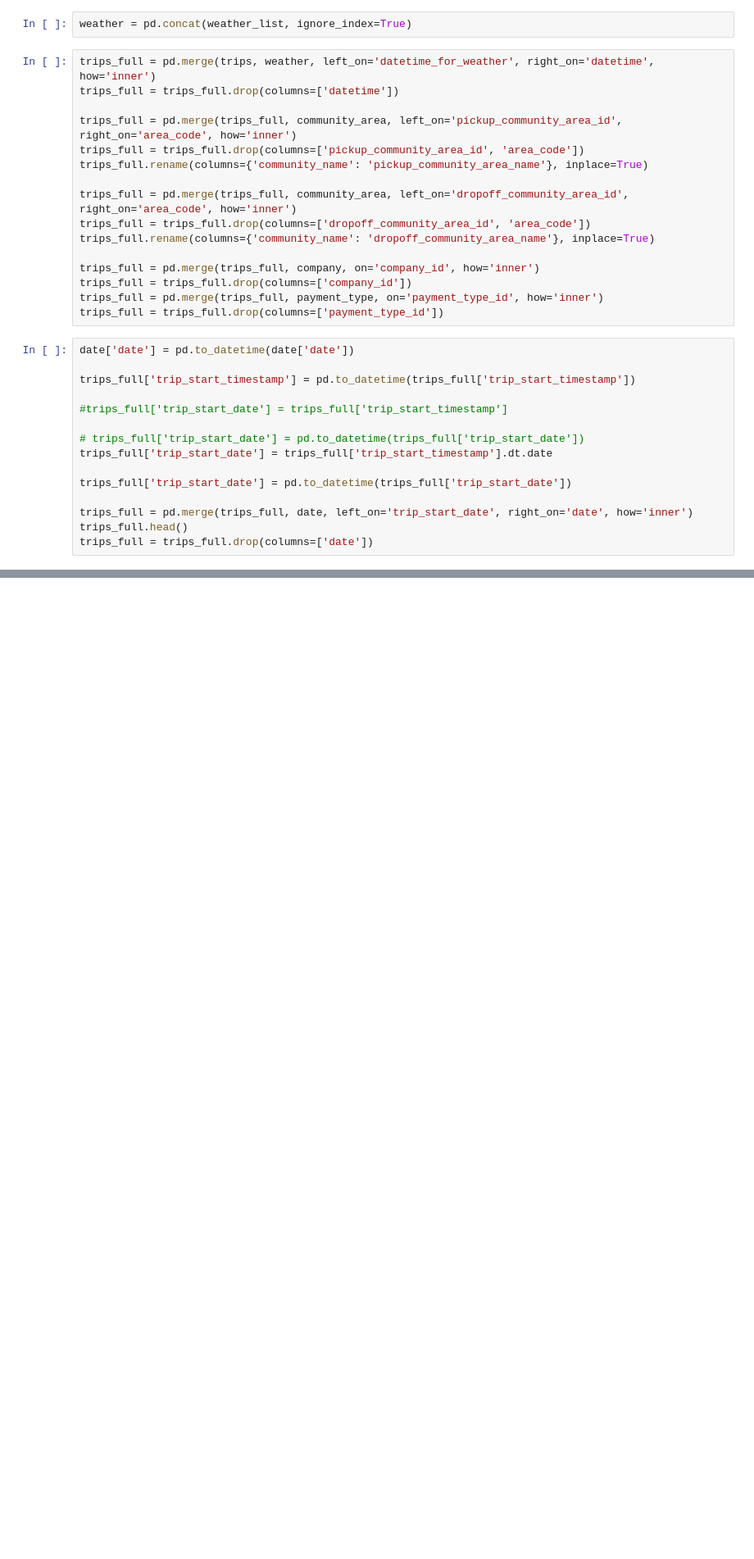
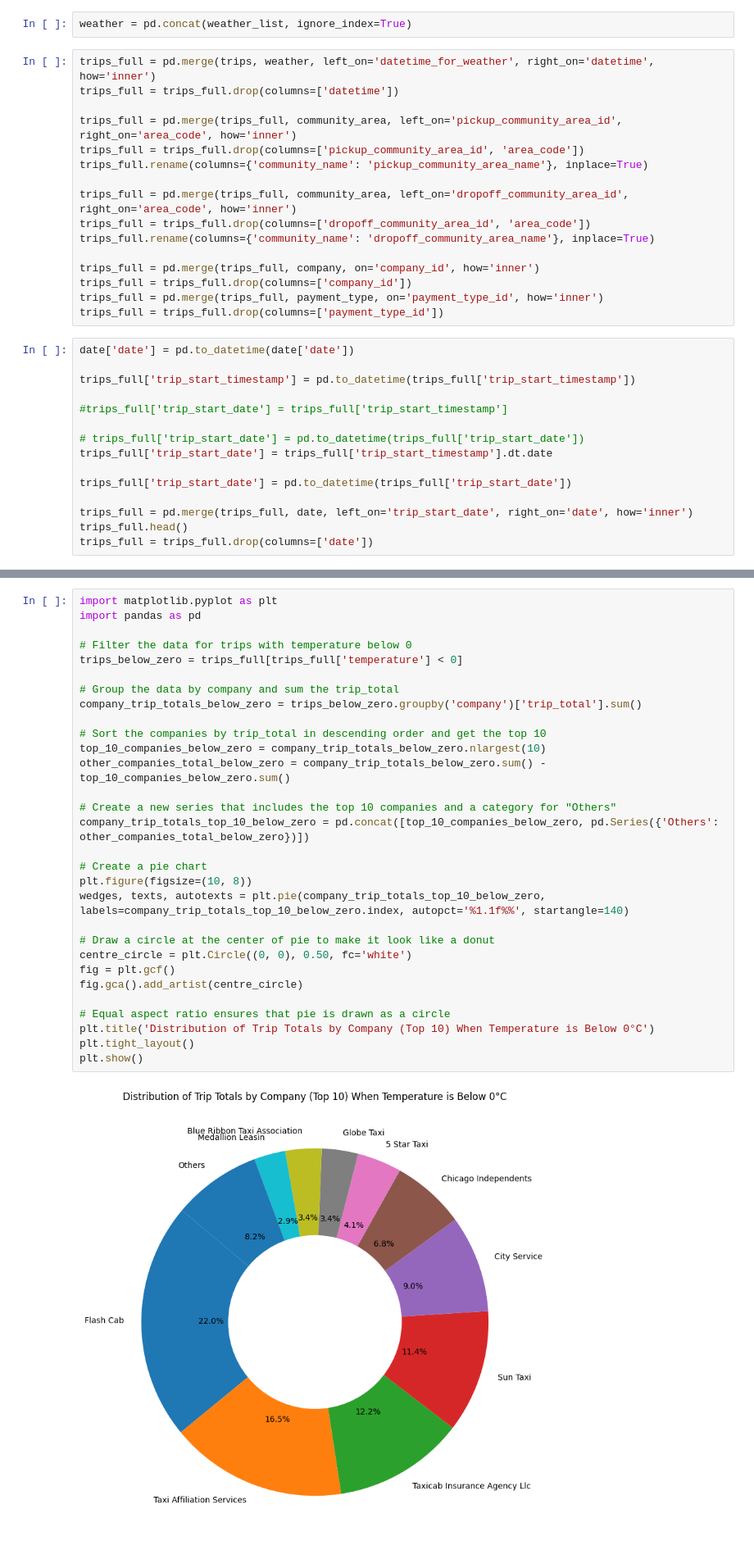
Before and after one commit to a8i9zm/Cubix_Data_Engineer, a Jupyter notebook: 08_local_visualization.ipynb, the cells around one changed output, grey strips where cells are left out. Shown: that part at 82% size. Cells and saved outputs as stored; diff of their text form; blank space fills up the shorter version.

```diff
--- a/08_local_visualization.ipynb
+++ b/08_local_visualization.ipynb
@@ -207,0 +203,32 @@ plt.show()
+# %%
+import matplotlib.pyplot as plt
+import pandas as pd
+
+# Filter the data for trips with temperature below 0
+trips_below_zero = trips_full[trips_full['temperature'] < 0]
+
+# Group the data by company and sum the trip_total
+company_trip_totals_below_zero = trips_below_zero.groupby('company')['trip_total'].sum()
+
+# Sort the companies by trip_total in descending order and get the top 10
+top_10_companies_below_zero = company_trip_totals_below_zero.nlargest(10)
+other_companies_total_below_zero = company_trip_totals_below_zero.sum() - top_10_companies_below_zero.sum()
+
+# Create a new series that includes the top 10 companies and a category for "Others"
+company_trip_totals_top_10_below_zero = pd.concat([top_10_companies_below_zero, pd.Series({'Others': other_companies_total_below_zero})])
+
+# Create a pie chart
+plt.figure(figsize=(10, 8))
+wedges, texts, autotexts = plt.pie(company_trip_totals_top_10_below_zero, labels=company_trip_totals_top_10_below_zero.index, autopct='%1.1f%%', startangle=140)
+
+# Draw a circle at the center of pie to make it look like a donut
+centre_circle = plt.Circle((0, 0), 0.50, fc='white')
+fig = plt.gcf()
+fig.gca().add_artist(centre_circle)
+
+# Equal aspect ratio ensures that pie is drawn as a circle
+plt.title('Distribution of Trip Totals by Company (Top 10) When Temperature is Below 0°C')
+plt.tight_layout()
+plt.show()
+# %% [output]
+[figure, added]
```
Also changed, not shown: parts of 8 cells of this notebook.
